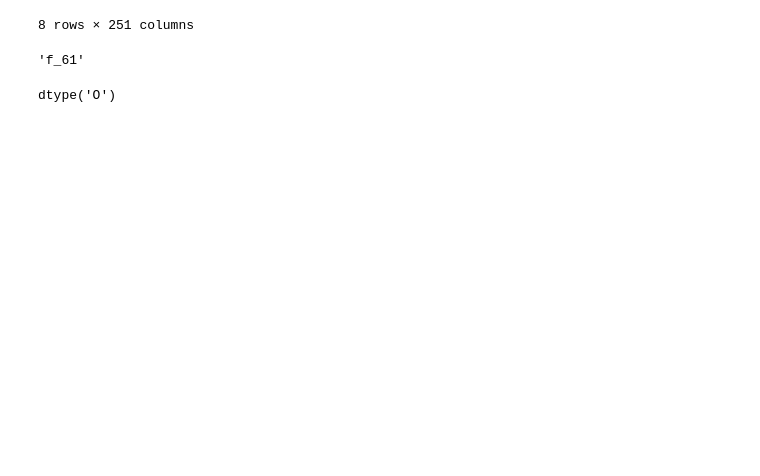
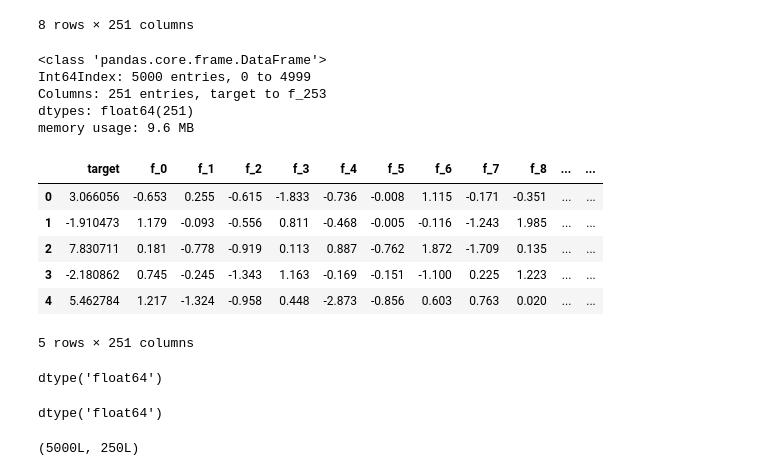
Before and after one commit to Fungie/C1-challenge, a Jupyter notebook: Capital one data science problem.ipynb, the cells around one changed output. Cells and saved outputs as stored; diff of their text form; code cells hidden in the pictures; blank space fills up the shorter version.

```diff
--- a/Capital one data science problem.ipynb
+++ b/Capital one data science problem.ipynb
@@ -68,15 +68,41 @@ a =train_df.applymap(np.isreal).all(0)
-# %%
-np.argmin(train_df.applymap(np.isreal).all(0))
-# %% [output]
-'f_61'
+# %%
+# Some of the columns are non-floats so excluded them. There is already 250 variables in this set
+# If there was less I might of tried to use the non-floats
+train_df=train_df.select_dtypes(exclude=['object'])
+train_df.info()
+# %% [output]
+<class 'pandas.core.frame.DataFrame'>
+Int64Index: 5000 entries, 0 to 4999
+Columns: 251 entries, target to f_253
+dtypes: float64(251)
+memory usage: 9.6 MB
+# %%
+train_df.head()
+# %% [output]
+|  | target | f_0 | f_1 | f_2 | f_3 | f_4 | f_5 | f_6 | f_7 | f_8 | ... | ... |
+| 0 | 3.066056 | -0.653 | 0.255 | -0.615 | -1.833 | -0.736 | -0.008 | 1.115 | -0.171 | -0.351 | ... | ... |
+| 1 | -1.910473 | 1.179 | -0.093 | -0.556 | 0.811 | -0.468 | -0.005 | -0.116 | -1.243 | 1.985 | ... | ... |
+| 2 | 7.830711 | 0.181 | -0.778 | -0.919 | 0.113 | 0.887 | -0.762 | 1.872 | -1.709 | 0.135 | ... | ... |
+| 3 | -2.180862 | 0.745 | -0.245 | -1.343 | 1.163 | -0.169 | -0.151 | -1.100 | 0.225 | 1.223 | ... | ... |
+| 4 | 5.462784 | 1.217 | -1.324 | -0.958 | 0.448 | -2.873 | -0.856 | 0.603 | 0.763 | 0.020 | ... | ... |
+5 rows × 251 columns
 # %%
 # seperating data into variables and target arrays
 y =train_df.iloc[:,:1].values
 X =train_df.iloc[:,1:].values
+# %%
+# Checking the data type and shape of X and y arrays
+X.dtype
+# %% [output]
+dtype('float64')
 # %%
-X.dtype
+y.dtype
 # %% [output]
-dtype('O')
+dtype('float64')
+# %%
+X.shape
+# %% [output]
+(5000L, 250L)
 # %%
 y.shape
 # %% [output]
```
Also changed, not shown: parts of 12 cells of this notebook.
